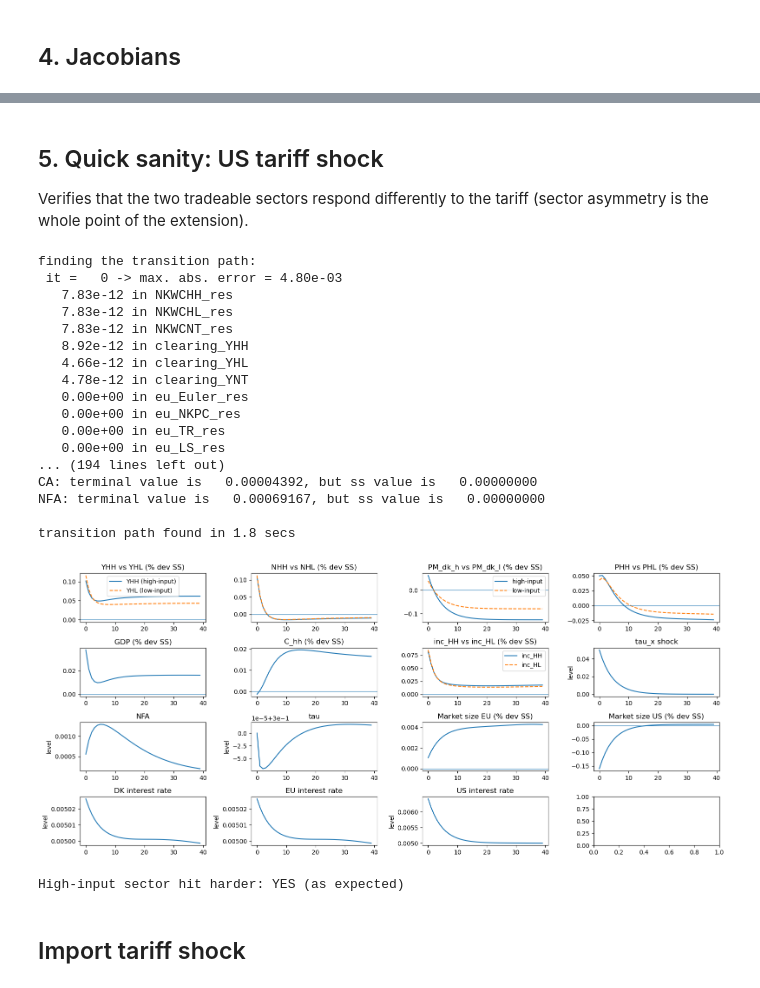
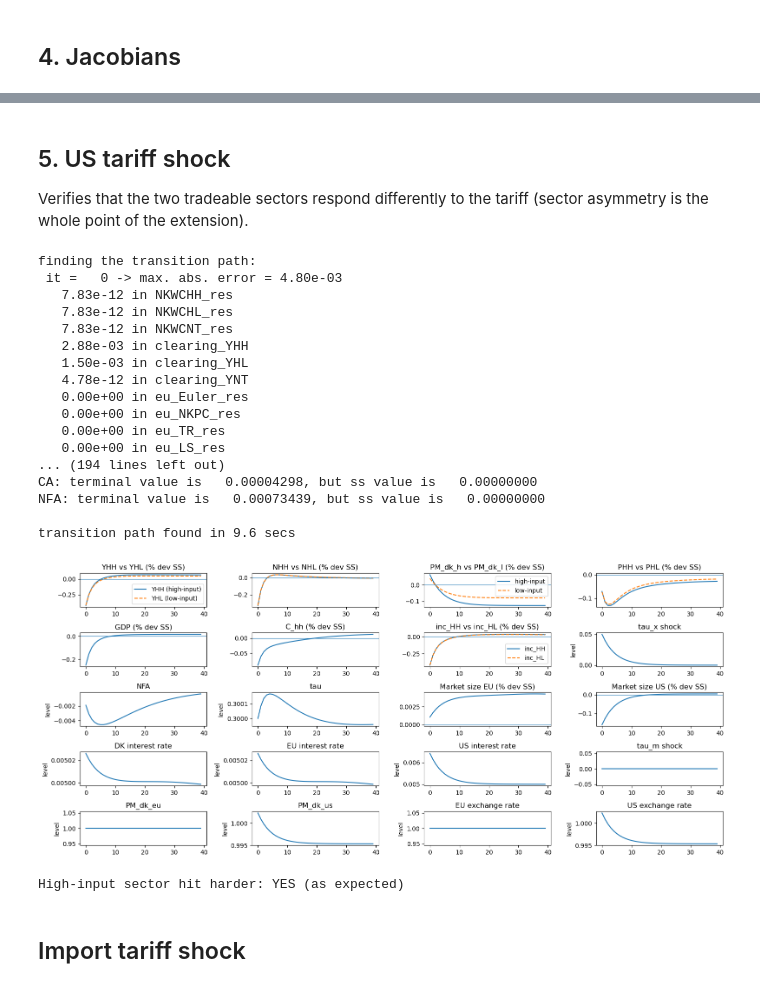
Before and after one commit to AndreaNoergaardAndersen/Master-Thesis, a Jupyter notebook: I-HANK - EU and US/test_extension.ipynb, the cells around one changed output, grey strips where cells are left out. Saved outputs shown, nothing was run; the diff lists cells and outputs as text; code cells hidden in the pictures.

```diff
--- a/I-HANK - EU and US/test_extension.ipynb
+++ b/I-HANK - EU and US/test_extension.ipynb
@@ -179,38 +179,40 @@ full Jacobian to shocks computed in 1.5 secs [in evaluate_blocks(): 0.4 secs]
 # %% [markdown]
-## 5. Quick sanity: US tariff shock
+## 5. US tariff shock
 Verifies that the two tradeable sectors respond differently to the tariff
 (sector asymmetry is the whole point of the extension).
+# %%
+model_tau_x=model.copy()
 # %%
 import matplotlib.pyplot as plt
 
-par.jump_tau_x = 0.05   # +5pp US tariff on DK/EA imports
-par.rho_tau_x  = 0.80
+model_tau_x.par.jump_tau_x = 0.05   # +5pp US tariff on DK/EA imports
+model_tau_x.par.rho_tau_x  = 0.80
 
-model.find_transition_path(shocks=['tau_x'], do_print=True, do_end_check=True)
+model_tau_x.find_transition_path(shocks=['tau_x'], do_print=True, do_end_check=True)
 # %% [output]
 finding the transition path:
  it =   0 -> max. abs. error = 4.80e-03
    7.83e-12 in NKWCHH_res
    7.83e-12 in NKWCHL_res
    7.83e-12 in NKWCNT_res
-   8.92e-12 in clearing_YHH
-   4.66e-12 in clearing_YHL
+   2.88e-03 in clearing_YHH
+   1.50e-03 in clearing_YHL
    4.78e-12 in clearing_YNT
    0.00e+00 in eu_Euler_res
    0.00e+00 in eu_NKPC_res
    0.00e+00 in eu_TR_res
    0.00e+00 in eu_LS_res
 ... (194 lines left out)
-CA: terminal value is   0.00004392, but ss value is   0.00000000
-NFA: terminal value is   0.00069167, but ss value is   0.00000000
+CA: terminal value is   0.00004298, but ss value is   0.00000000
+NFA: terminal value is   0.00073439, but ss value is   0.00000000
 
-transition path found in 1.8 secs
+transition path found in 9.6 secs
 # %%
-path = model.path
+path = model_tau_x.path
 T_plot = 40
 t = np.arange(T_plot)
 
-fig, axes = plt.subplots(4, 4, figsize=(16, 7))
+fig, axes = plt.subplots(5, 4, figsize=(16, 7))
 
 def pct(x, x_ss):
     return (x[:T_plot] / x_ss - 1) * 100
@@ -269,34 +271,55 @@ axes[2,2].axhline(0, lw=0.8)
 
 axes[2,3].set_title('Market size US (% dev SS)')
 axes[2,3].plot(t, pct(path.M_us_s, ss.M_us_s))
 axes[2,3].axhline(0, lw=0.8)
 
 #Row 4
 axes[3,0].set_title('DK interest rate')
 axes[3,0].plot(t, path.i[:T_plot])
 axes[3,0].set_ylabel('level')
 
 axes[3,1].set_title('EU interest rate')
 axes[3,1].plot(t, path.i_eu[:T_plot])
 axes[3,1].set_ylabel('level')
 
 axes[3,2].set_title('US interest rate')
 axes[3,2].plot(t, path.i_us[:T_plot])
 axes[3,2].set_ylabel('level')
 
+axes[3,3].set_title('tau_m shock')
+axes[3,3].plot(t, path.tau_m[:T_plot])
+axes[3,3].set_ylabel('level')
+
+#Row 5
+axes[4,0].set_title('PM_dk_eu')
+axes[4,0].plot(t, path.PM_dk_eu[:T_plot])
+axes[4,0].set_ylabel('level')
+
+axes[4,1].set_title('PM_dk_us')
+axes[4,1].plot(t, path.PM_dk_us[:T_plot])
+axes[4,1].set_ylabel('level')
+
+axes[4,2].set_title('EU exchange rate')
+axes[4,2].plot(t, path.E[:T_plot])
+axes[4,2].set_ylabel('level')
+
+axes[4,3].set_title('US exchange rate')
+axes[4,3].plot(t, path.E_us[:T_plot])
+axes[4,3].set_ylabel('level')
+
 
 fig.tight_layout()
 plt.show()
 
 # Sector asymmetry check: high-input sector should be hit harder
 dY_HH = pct(path.YHH, ss.YHH)[0]
 dY_HL = pct(path.YHL, ss.YHL)[0]
 #print(f'Impact on YHH: {dY_HH:.4f}%')
 #print(f'Impact on YHL: {dY_HL:.4f}%')
 asymmetry_ok = dY_HH < dY_HL   # high-input sector hurt more
 print(f'High-input sector hit harder: {"YES (as expected)" if asymmetry_ok else "NO — check extension"}')
 # %% [output]
-[figure, old version]
+[figure, new version]
 High-input sector hit harder: YES (as expected)
 # %% [markdown]
 ## Import tariff shock
```
Also changed, not shown: parts of 15 cells of this notebook, 2 other files.
